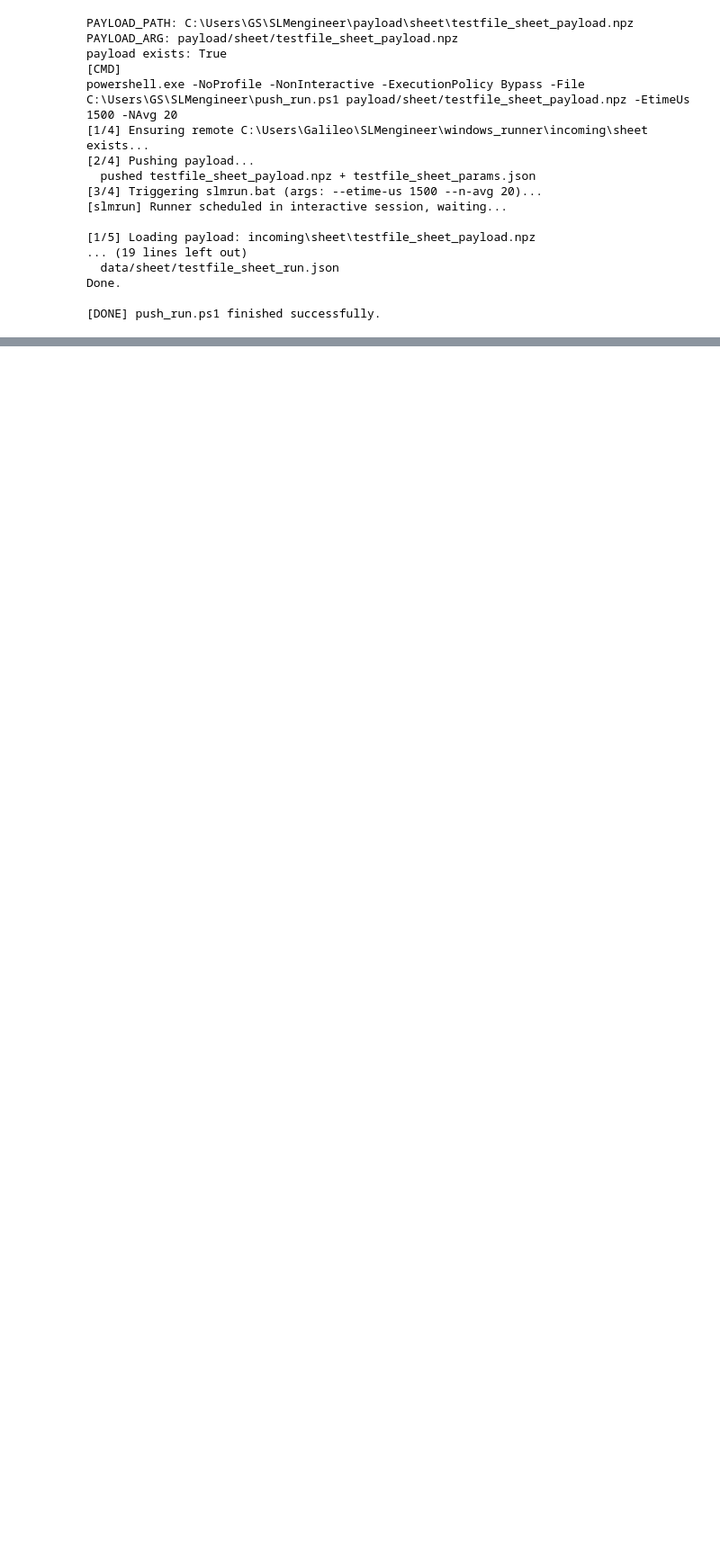
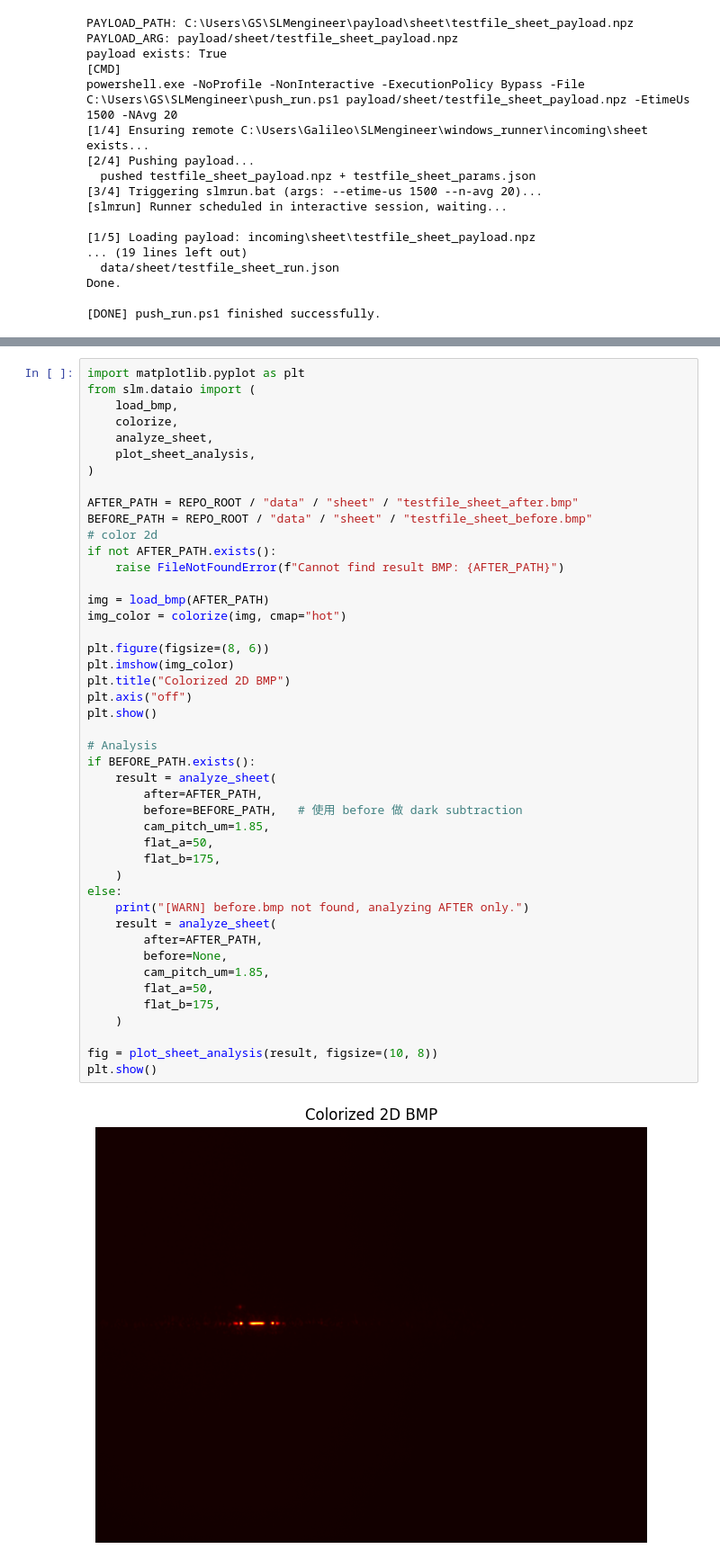
Before and after one commit to ChanceSiyuan/SLMengineer, a Jupyter notebook: scripts/sheet/testfile_sheet.ipynb, the cells around one changed output, grey strips where cells are left out. Shown at 90% size. Drawn from its saved outputs; the diff is of its cells as text; blank space fills up the shorter version.

```diff
--- a/scripts/sheet/testfile_sheet.ipynb
+++ b/scripts/sheet/testfile_sheet.ipynb
@@ -443,0 +400,47 @@ plt.show()
+# %%
+import matplotlib.pyplot as plt
+from slm.dataio import (
+    load_bmp,
+    colorize,
+    analyze_sheet,
+    plot_sheet_analysis,
+)
+
+AFTER_PATH = REPO_ROOT / "data" / "sheet" / "testfile_sheet_after.bmp"
+BEFORE_PATH = REPO_ROOT / "data" / "sheet" / "testfile_sheet_before.bmp"
+# color 2d
+if not AFTER_PATH.exists():
+    raise FileNotFoundError(f"Cannot find result BMP: {AFTER_PATH}")
+
+img = load_bmp(AFTER_PATH)
+img_color = colorize(img, cmap="hot")
+
+plt.figure(figsize=(8, 6))
+plt.imshow(img_color)
+plt.title("Colorized 2D BMP")
+plt.axis("off")
+plt.show()
+
+# Analysis
+if BEFORE_PATH.exists():
+    result = analyze_sheet(
+        after=AFTER_PATH,
+        before=BEFORE_PATH,   # 使用 before 做 dark subtraction
+        cam_pitch_um=1.85,
+        flat_a=50,
+        flat_b=175,
+    )
+else:
+    print("[WARN] before.bmp not found, analyzing AFTER only.")
+    result = analyze_sheet(
+        after=AFTER_PATH,
+        before=None,
+        cam_pitch_um=1.85,
+        flat_a=50,
+        flat_b=175,
+    )
+
+fig = plot_sheet_analysis(result, figsize=(10, 8))
+plt.show()
+# %% [output]
+[figure, added]
```
Also changed, not shown: parts of 8 cells of this notebook, 5 other files.
